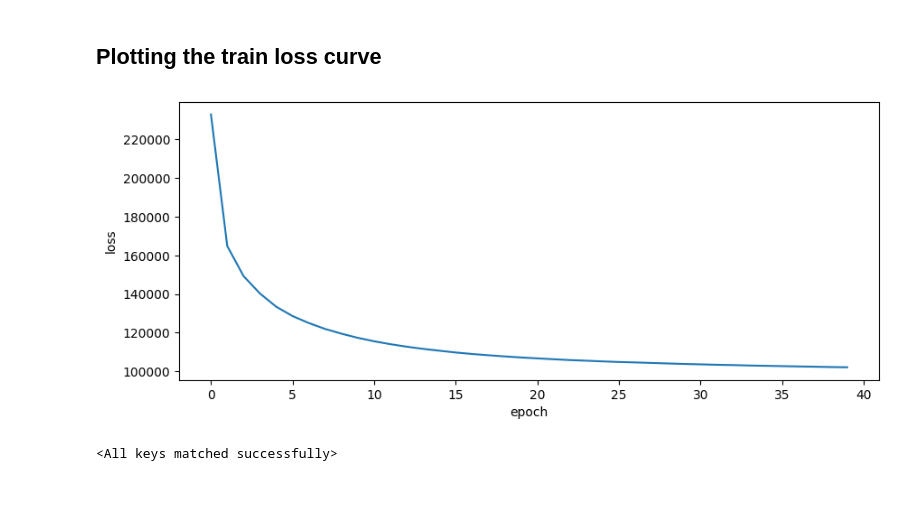
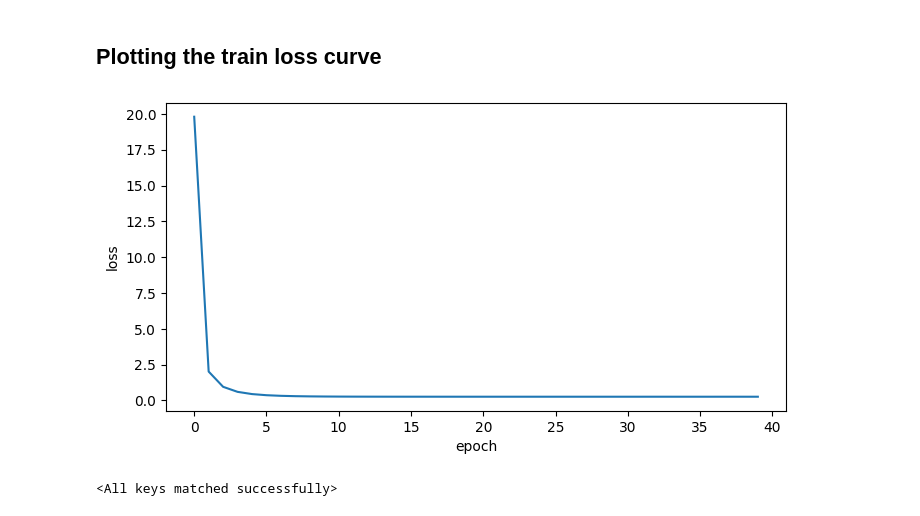
Before and after one commit to AtiqurRahmanAni/ml-algos, a Jupyter notebook: VAE/variational_autoencoder.ipynb, the cells around one changed output. Drawn from its saved outputs; the diff is of its cells as text; code cells hidden in the pictures.

```diff
--- a/VAE/variational_autoencoder.ipynb
+++ b/VAE/variational_autoencoder.ipynb
@@ -66,8 +76,11 @@ model = VariationalAutoEncoder(input_dim=28 * 28, z_dim=32).to(DEVICE)
+# %%
+model = VariationalAutoEncoder().to(DEVICE)
+# model.load_state_dict(torch.load("./best_model.pth", weights_only=True, map_location=DEVICE))
 # %%
 NUM_EPOCH = 40
 LEARNING_RATE = 1e-4
 
-criterion = nn.BCELoss(reduction="sum")
+criterion = nn.BCELoss()
 optimizer = optim.Adam(model.parameters(), lr=LEARNING_RATE, weight_decay=1e-5)
 # %%
 min_loss = float('inf')
@@ -78,7 +91,7 @@ for epoch in range(NUM_EPOCH):
     total_loss = 0
     for img, _ in tqdm(train_loader, desc=f'Epoch: {epoch + 1}'):
 
-        img = img.view(-1, 1 * 28 * 28).to(DEVICE)
+        img = img.to(DEVICE)
         x_reconstructed, mu, sigma, _ = model(img)
 
         kl_divergance = - 0.5 * torch.sum(1 + torch.log(sigma.pow(2)) - mu.pow(2) - sigma.pow(2))
@@ -90,7 +103,7 @@ for epoch in range(NUM_EPOCH):
         loss.backward()
         optimizer.step()
 
-    epoch_loss = total_loss / BATCH_SIZE
+    epoch_loss = total_loss / len(train_loader)
     train_loss.append(epoch_loss)
 
     print(f'Epoch: {epoch + 1} | Loss: {epoch_loss:.4f}')
@@ -116,11 +129,11 @@ Epoch: 12 | Loss: 114078.3832
 # %% [markdown]
 ## Plotting the train loss curve
 # %%
-plt.figure(figsize=(10, 4))
+plt.figure(figsize=(8, 4))
 plt.plot(train_loss)
 plt.xlabel("epoch")
 plt.ylabel("loss")
 plt.show()
 # %% [output]
-[figure, old version]
+[figure, new version]
 # %%
```
Also changed, not shown: parts of 12 cells of this notebook, 3 other files.
